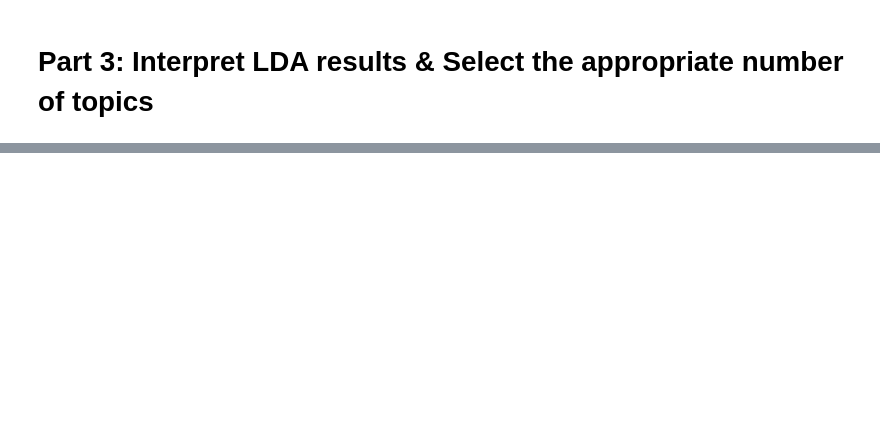
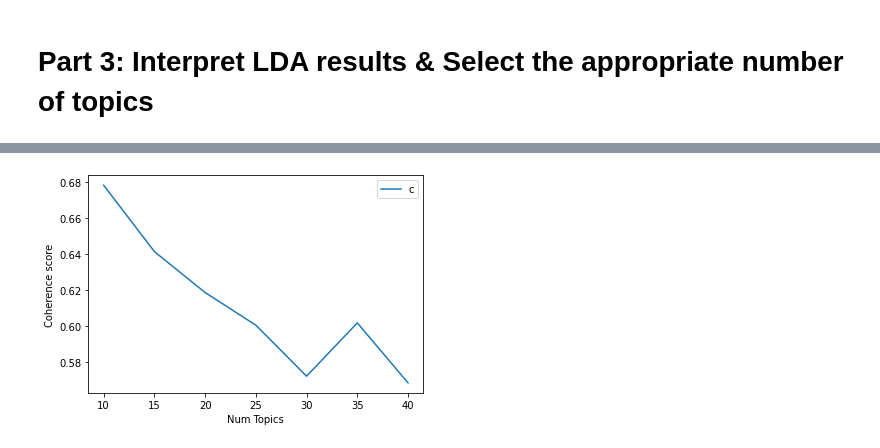
Before and after one commit to term1830/DS-Unit-4-Sprint-1-NLP, a Jupyter notebook: module4-topic-modeling/LS_DSPT7_414_Topic_Modeling_Lecture.ipynb, the cells around one changed output, grey strips where cells are left out. Cells and saved outputs as stored; diff of their text form; code cells hidden in the pictures; blank space fills up the shorter version.

```diff
--- a/module4-topic-modeling/LS_DSPT7_414_Topic_Modeling_Lecture.ipynb
+++ b/module4-topic-modeling/LS_DSPT7_414_Topic_Modeling_Lecture.ipynb
@@ -421,5 +427,5 @@ lda_multicore.save('lda_multicore.model')
 # %%
 from gensim import models
-lda_multicore =  models.LdaModel.load('lda_multicore.model')
+lda =  models.LdaModel.load('lda_model.model')
 # %% [markdown]
 ### View the topics in LDA model
@@ -493,6 +531,6 @@ def compute_coherence_values(dictionary, corpus, texts, limit, start=2, step=3):
 model_list, coherence_values = compute_coherence_values(dictionary=id2word,
                                                         corpus=corpus,
                                                         texts=df['lemmas'],
-                                                        start=2,
-                                                        limit=40,
-                                                        step=6)
+                                                        start=10,
+                                                        limit=41,
+                                                        step=5)
@@ -499,13 +539,15 @@ model_list, coherence_values = compute_coherence_values(dictionary=id2word,
 # %%
-coherence_values = [0.5054, 0.5332, 0.5452, 0.564, 0.5678, 0.5518, 0.519]
+# coherence_values = [0.5054, 0.5332, 0.5452, 0.564, 0.5678, 0.5518, 0.519]
 # %%
-limit=40; start=2; step=6;
+start=10; limit=41; step=5;
 x = range(start, limit, step)
 plt.plot(x, coherence_values)
 plt.xlabel("Num Topics")
 plt.ylabel("Coherence score")
 plt.legend(("coherence_values"), loc='best')
 plt.show()
+# %% [output]
+[figure, added]
 # %%
 # Print the coherence scores
 for m, cv in zip(x, coherence_values):
```
Also changed, not shown: parts of 38 cells of this notebook, 4 other files.
